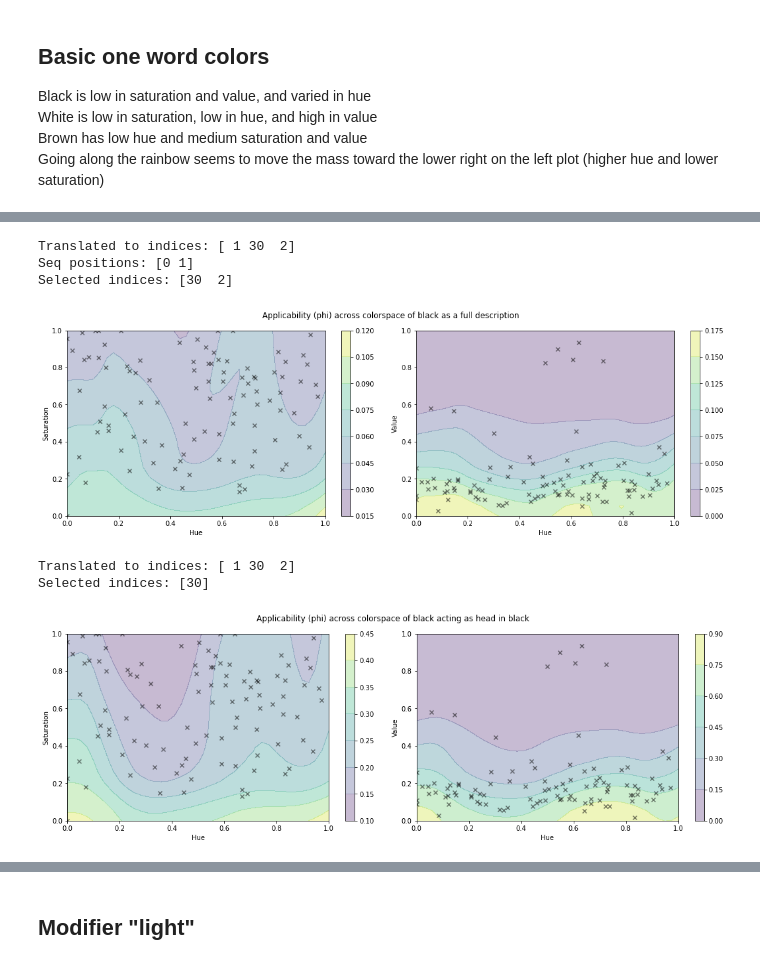
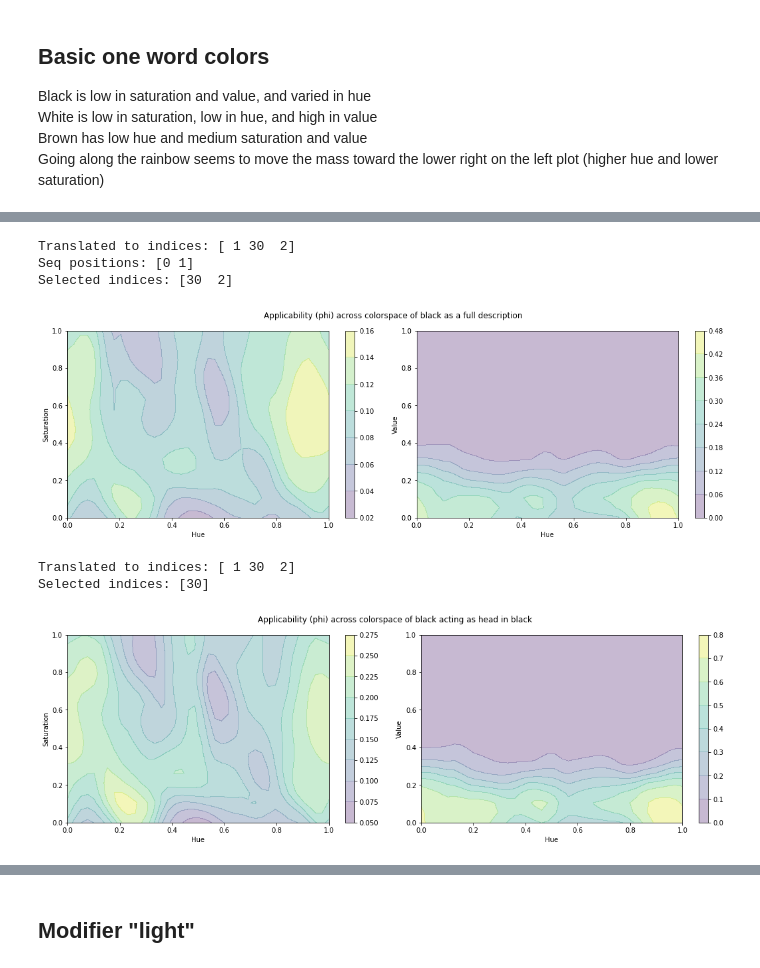
Before and after one commit to souDuggirala/speaker_strategies_sigdial2020, a Jupyter notebook: lab/analyses/notebooks/A003_compositional_xkcd_visualizations.ipynb, the cells around one changed output, grey strips where cells are left out. Drawn from its saved outputs; the diff is of its cells as text; code cells hidden in the pictures.

Commit message:
Debugging then training new models and plotting

```diff
--- a/lab/analyses/notebooks/A003_compositional_xkcd_visualizations.ipynb
+++ b/lab/analyses/notebooks/A003_compositional_xkcd_visualizations.ipynb
@@ -106,10 +106,10 @@ def get_specific_args(exp_name, trial_name):
     return args
 
 compositional_xkcd_model = CompositionalXKCDModel.make(
-    get_specific_args('E007_CompositionalXKCDModel', 'trial6'),
+    get_specific_args('E007_CompositionalXKCDModel', 'trial1_teacher_phi_weight_50'),
     reload=True, eval_mode=True)
 
-comp_plotter = CompositionalColorspacePlotter(compositional_xkcd_model, coordinate_system="hue", cuda=False)
+comp_plotter = CompositionalColorspacePlotter(compositional_xkcd_model, coordinate_system="fft", cuda=False)
 # %% [markdown]
 # Contour over colorspace
 # %% [markdown]
@@ -134,13 +187,13 @@ red, orange, yellow, and (to lesser extent) white not reaching close to 1
 # %%
-comp_plotter.contour_plot_full_color_term("black", target='phi',num_to_scatter=100)
+comp_plotter.contour_plot_full_color_term("black", target='phi')
 # %% [output]
 Translated to indices: [ 1 30  2]
 Seq positions: [0 1]
 Selected indices: [30  2]
-[figure, old version]
+[figure, new version]
 # %%
-comp_plotter.contour_plot_full_color_term("black", [0], target='phi',num_to_scatter=100)
+comp_plotter.contour_plot_full_color_term("black", [0], target='phi')
 # %% [output]
 Translated to indices: [ 1 30  2]
 Selected indices: [30]
-[figure, old version]
+[figure, new version]
```
Also changed, not shown: parts of 42 cells of this notebook, 2 other files.
